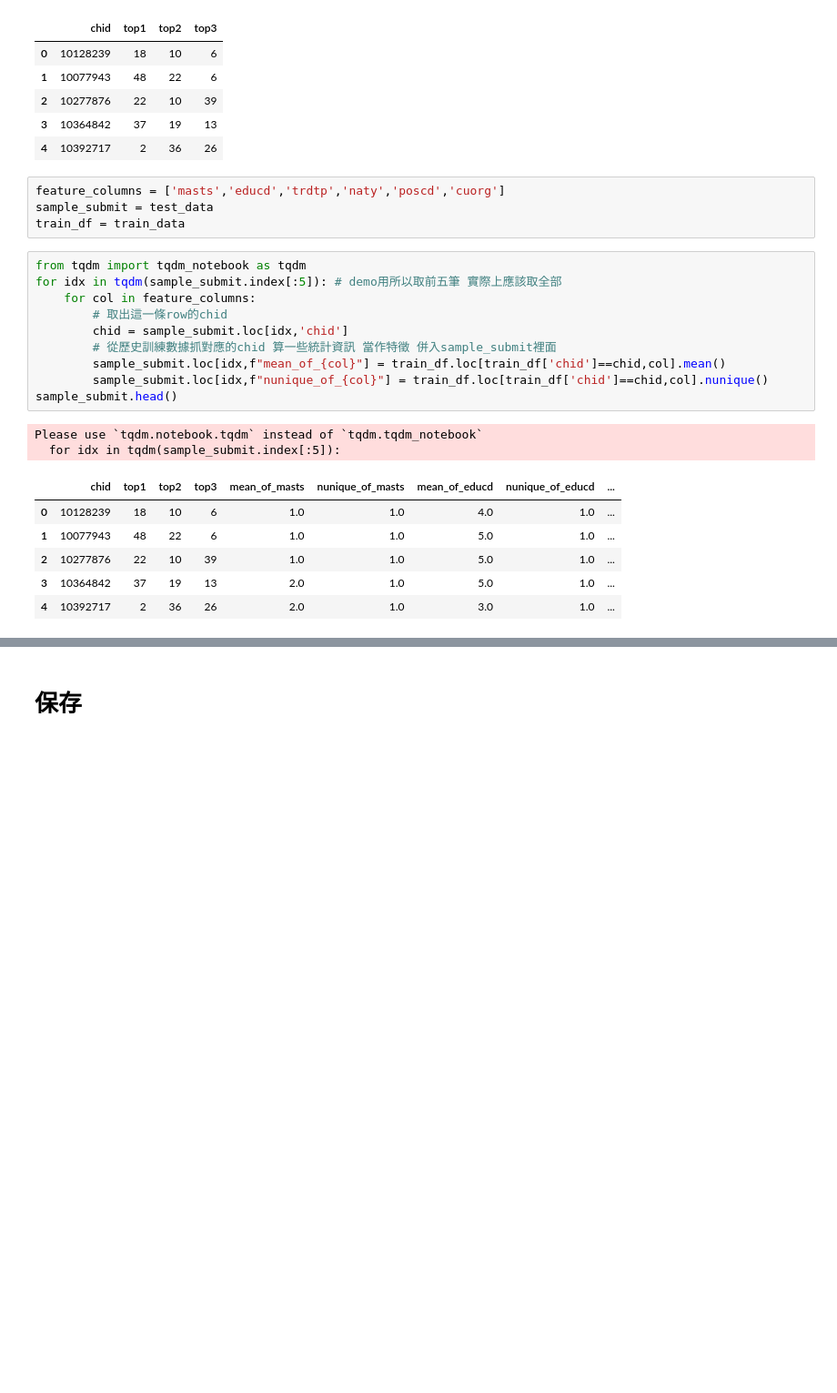
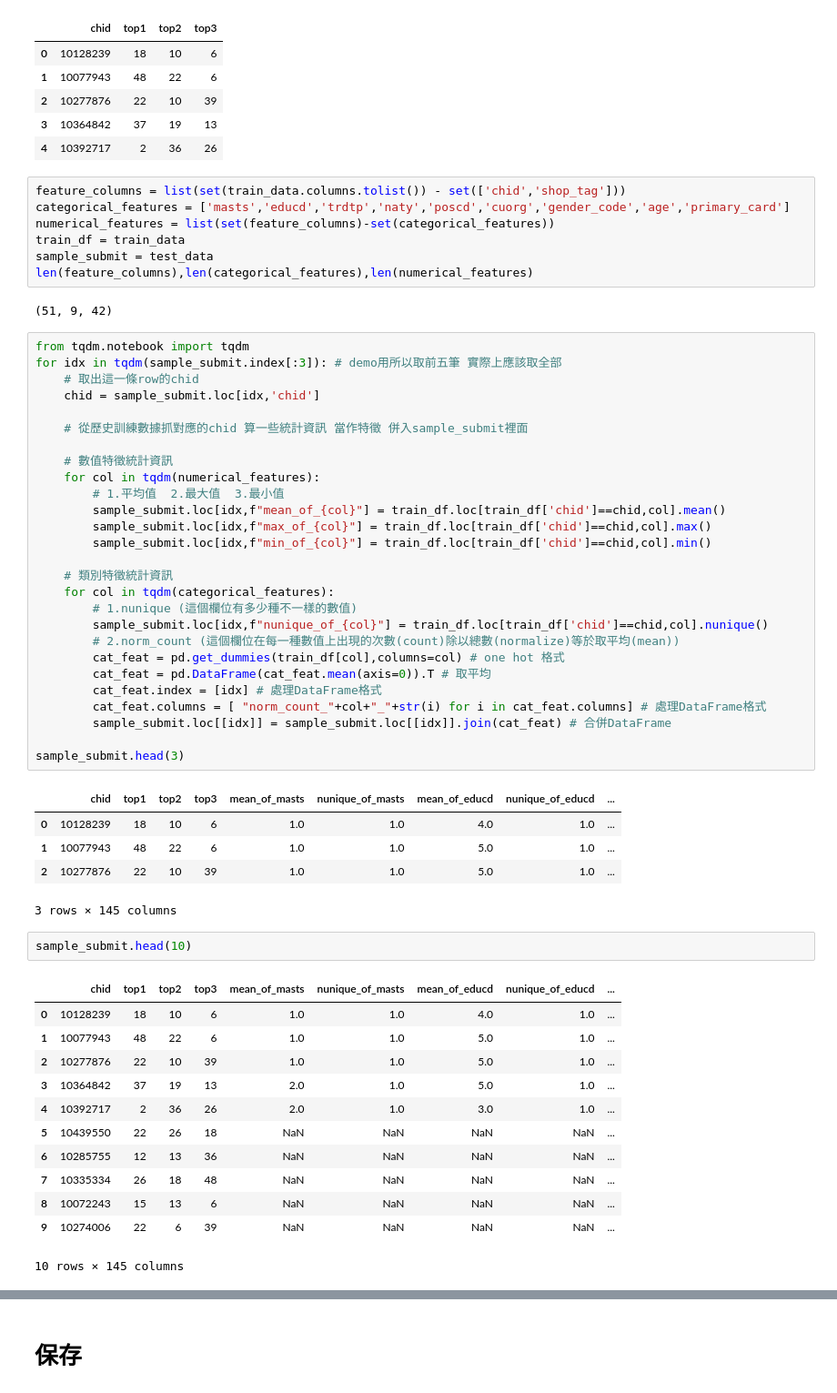
Before and after one commit to skywalker0803r/ESun2021WinterGame, a Jupyter notebook: notebook/整理資料.ipynb, the cells around one changed output, grey strips where cells are left out. Shown at 91% size. Drawn from its saved outputs; the diff is of its cells as text; blank space fills up the shorter version.

```diff
--- a/notebook/整理資料.ipynb
+++ b/notebook/整理資料.ipynb
@@ -21,26 +21,60 @@ display(test_data.head())
 | 2 | 10277876 | 22 | 10 | 39 |
 | 3 | 10364842 | 37 | 19 | 13 |
 | 4 | 10392717 | 2 | 36 | 26 |
-# %%
-feature_columns = ['masts','educd','trdtp','naty','poscd','cuorg']
-sample_submit = test_data
-train_df = train_data
+# %%
+feature_columns = list(set(train_data.columns.tolist()) - set(['chid','shop_tag']))
+categorical_features = ['masts','educd','trdtp','naty','poscd','cuorg','gender_code','age','primary_card']
+numerical_features = list(set(feature_columns)-set(categorical_features))
+train_df = train_data
+sample_submit = test_data
+len(feature_columns),len(categorical_features),len(numerical_features)
+# %% [output]
+(51, 9, 42)
 # %%
-from tqdm import tqdm_notebook as tqdm
-for idx in tqdm(sample_submit.index[:5]): # demo用所以取前五筆 實際上應該取全部
-    for col in feature_columns:
-        # 取出這一條row的chid
-        chid = sample_submit.loc[idx,'chid']
-        # 從歷史訓練數據抓對應的chid 算一些統計資訊 當作特徵 併入sample_submit裡面
+from tqdm.notebook import tqdm
+for idx in tqdm(sample_submit.index[:3]): # demo用所以取前五筆 實際上應該取全部
+    # 取出這一條row的chid
+    chid = sample_submit.loc[idx,'chid']
+
+    # 從歷史訓練數據抓對應的chid 算一些統計資訊 當作特徵 併入sample_submit裡面
+
+    # 數值特徵統計資訊
+    for col in tqdm(numerical_features):
+        # 1.平均值  2.最大值  3.最小值
         sample_submit.loc[idx,f"mean_of_{col}"] = train_df.loc[train_df['chid']==chid,col].mean()
+        sample_submit.loc[idx,f"max_of_{col}"] = train_df.loc[train_df['chid']==chid,col].max()
+        sample_submit.loc[idx,f"min_of_{col}"] = train_df.loc[train_df['chid']==chid,col].min()
+
+    # 類別特徵統計資訊
+    for col in tqdm(categorical_features):
+        # 1.nunique (這個欄位有多少種不一樣的數值)
         sample_submit.loc[idx,f"nunique_of_{col}"] = train_df.loc[train_df['chid']==chid,col].nunique()
-sample_submit.head()
+        # 2.norm_count (這個欄位在每一種數值上出現的次數(count)除以總數(normalize)等於取平均(mean))
+        cat_feat = pd.get_dummies(train_df[col],columns=col) # one hot 格式
+        cat_feat = pd.DataFrame(cat_feat.mean(axis=0)).T # 取平均
+        cat_feat.index = [idx] # 處理DataFrame格式
+        cat_feat.columns = [ "norm_count_"+col+"_"+str(i) for i in cat_feat.columns] # 處理DataFrame格式
+        sample_submit.loc[[idx]] = sample_submit.loc[[idx]].join(cat_feat) # 合併DataFrame
+
+sample_submit.head(3)
 # %% [output]
+|  | chid | top1 | top2 | top3 | mean_of_masts | nunique_of_masts | mean_of_educd | nunique_of_educd | ... |
+| 0 | 10128239 | 18 | 10 | 6 | 1.0 | 1.0 | 4.0 | 1.0 | ... |
+| 1 | 10077943 | 48 | 22 | 6 | 1.0 | 1.0 | 5.0 | 1.0 | ... |
+| 2 | 10277876 | 22 | 10 | 39 | 1.0 | 1.0 | 5.0 | 1.0 | ... |
-Please use `tqdm.notebook.tqdm` instead of `tqdm.tqdm_notebook`
-  for idx in tqdm(sample_submit.index[:5]):
+3 rows × 145 columns
-|  | chid | top1 | top2 | top3 | mean_of_masts | nunique_of_masts | mean_of_educd | nunique_of_educd | ... |
-| 0 | 10128239 | 18 | 10 | 6 | 1.0 | 1.0 | 4.0 | 1.0 | ... |
-| 1 | 10077943 | 48 | 22 | 6 | 1.0 | 1.0 | 5.0 | 1.0 | ... |
-| 2 | 10277876 | 22 | 10 | 39 | 1.0 | 1.0 | 5.0 | 1.0 | ... |
-| 3 | 10364842 | 37 | 19 | 13 | 2.0 | 1.0 | 5.0 | 1.0 | ... |
-| 4 | 10392717 | 2 | 36 | 26 | 2.0 | 1.0 | 3.0 | 1.0 | ... |
+# %%
+sample_submit.head(10)
+# %% [output]
+|  | chid | top1 | top2 | top3 | mean_of_masts | nunique_of_masts | mean_of_educd | nunique_of_educd | ... |
+| 0 | 10128239 | 18 | 10 | 6 | 1.0 | 1.0 | 4.0 | 1.0 | ... |
+| 1 | 10077943 | 48 | 22 | 6 | 1.0 | 1.0 | 5.0 | 1.0 | ... |
+| 2 | 10277876 | 22 | 10 | 39 | 1.0 | 1.0 | 5.0 | 1.0 | ... |
+| 3 | 10364842 | 37 | 19 | 13 | 2.0 | 1.0 | 5.0 | 1.0 | ... |
+| 4 | 10392717 | 2 | 36 | 26 | 2.0 | 1.0 | 3.0 | 1.0 | ... |
+| 5 | 10439550 | 22 | 26 | 18 | NaN | NaN | NaN | NaN | ... |
+| 6 | 10285755 | 12 | 13 | 36 | NaN | NaN | NaN | NaN | ... |
+| 7 | 10335334 | 26 | 18 | 48 | NaN | NaN | NaN | NaN | ... |
+| 8 | 10072243 | 15 | 13 | 6 | NaN | NaN | NaN | NaN | ... |
+| 9 | 10274006 | 22 | 6 | 39 | NaN | NaN | NaN | NaN | ... |
+10 rows × 145 columns
```
Also changed, not shown: parts of 3 cells of this notebook.
